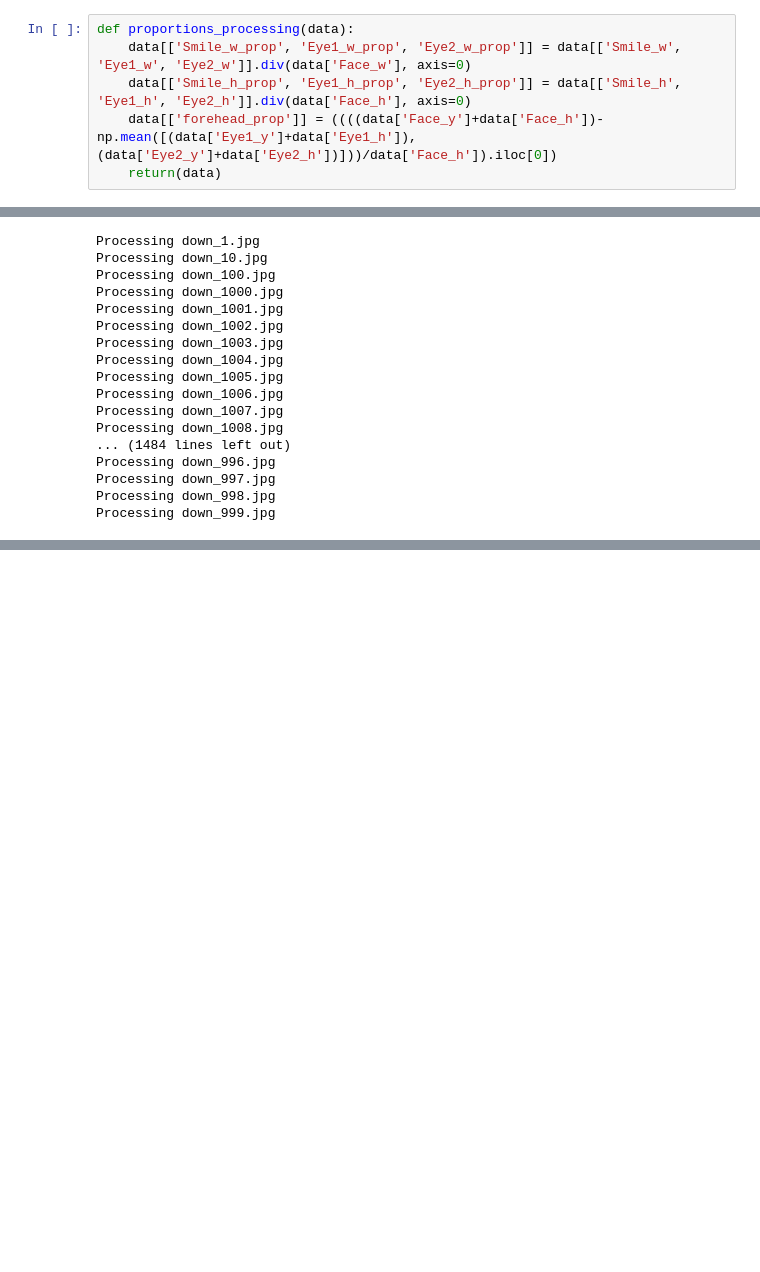
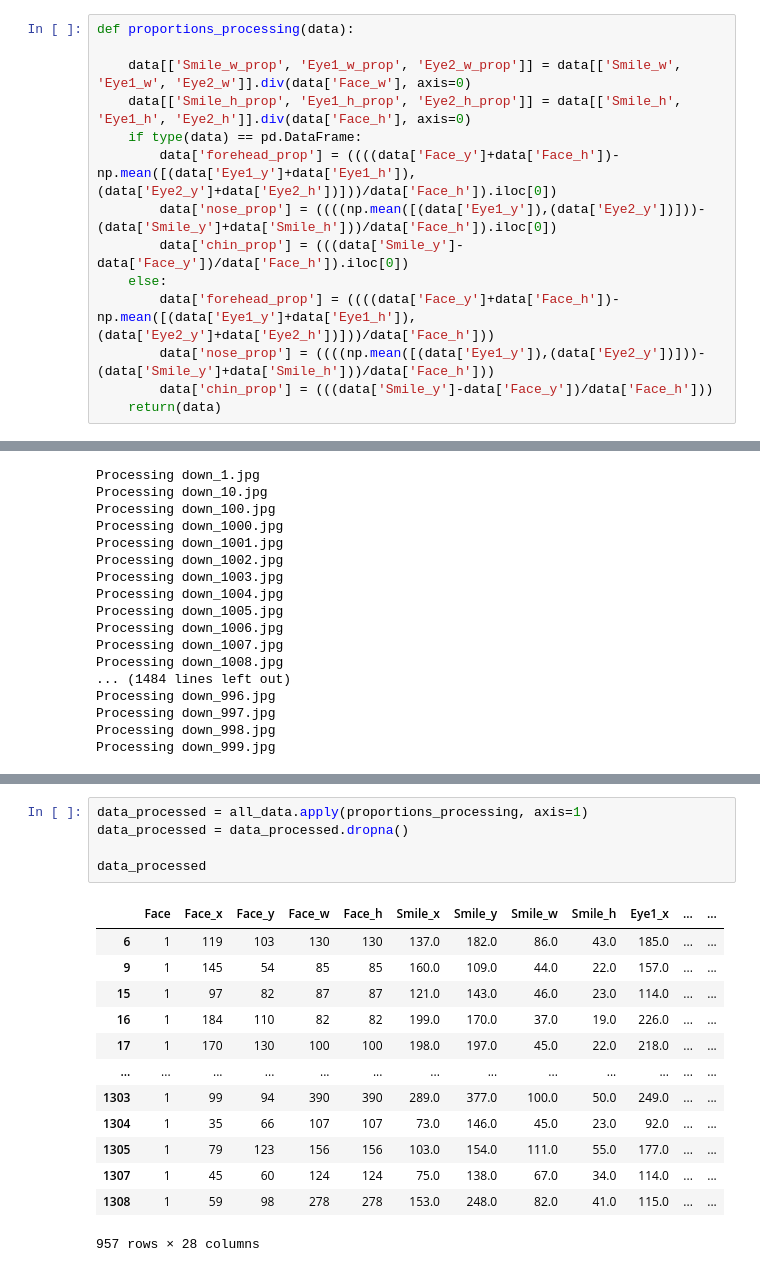
Before and after one commit to hbarnes163/bootcamp_y2_sum2, a Jupyter notebook: Summative2/facedetection.ipynb, the cells around one changed output, grey strips where cells are left out. Saved outputs shown, nothing was run; the diff lists cells and outputs as text; blank space fills up the shorter version.

```diff
--- a/Summative2/facedetection.ipynb
+++ b/Summative2/facedetection.ipynb
@@ -176,7 +176,15 @@ def proportions_overlay(photo, data, facecolor =(255,0,0), eyecolor =(0,255,0),
     plt.imshow(photo)
 # %%
 def proportions_processing(data):
+
     data[['Smile_w_prop', 'Eye1_w_prop', 'Eye2_w_prop']] = data[['Smile_w', 'Eye1_w', 'Eye2_w']].div(data['Face_w'], axis=0)
     data[['Smile_h_prop', 'Eye1_h_prop', 'Eye2_h_prop']] = data[['Smile_h', 'Eye1_h', 'Eye2_h']].div(data['Face_h'], axis=0)
-    data[['forehead_prop']] = ((((data['Face_y']+data['Face_h'])-np.mean([(data['Eye1_y']+data['Eye1_h']),(data['Eye2_y']+data['Eye2_h'])]))/data['Face_h']).iloc[0])
+    if type(data) == pd.DataFrame:
+        data['forehead_prop'] = ((((data['Face_y']+data['Face_h'])-np.mean([(data['Eye1_y']+data['Eye1_h']),(data['Eye2_y']+data['Eye2_h'])]))/data['Face_h']).iloc[0])
+        data['nose_prop'] = ((((np.mean([(data['Eye1_y']),(data['Eye2_y'])]))-(data['Smile_y']+data['Smile_h']))/data['Face_h']).iloc[0])
+        data['chin_prop'] = (((data['Smile_y']-data['Face_y'])/data['Face_h']).iloc[0])
+    else:
+        data['forehead_prop'] = ((((data['Face_y']+data['Face_h'])-np.mean([(data['Eye1_y']+data['Eye1_h']),(data['Eye2_y']+data['Eye2_h'])]))/data['Face_h']))
+        data['nose_prop'] = ((((np.mean([(data['Eye1_y']),(data['Eye2_y'])]))-(data['Smile_y']+data['Smile_h']))/data['Face_h']))
+        data['chin_prop'] = (((data['Smile_y']-data['Face_y'])/data['Face_h']))
     return(data)
@@ -274,0 +299,19 @@ x = Input(...)
+# %%
+data_processed = all_data.apply(proportions_processing, axis=1)
+data_processed = data_processed.dropna()
+
+data_processed
+# %% [output]
+|  | Face | Face_x | Face_y | Face_w | Face_h | Smile_x | Smile_y | Smile_w | Smile_h | Eye1_x | ... | ... |
+| 6 | 1 | 119 | 103 | 130 | 130 | 137.0 | 182.0 | 86.0 | 43.0 | 185.0 | ... | ... |
+| 9 | 1 | 145 | 54 | 85 | 85 | 160.0 | 109.0 | 44.0 | 22.0 | 157.0 | ... | ... |
+| 15 | 1 | 97 | 82 | 87 | 87 | 121.0 | 143.0 | 46.0 | 23.0 | 114.0 | ... | ... |
+| 16 | 1 | 184 | 110 | 82 | 82 | 199.0 | 170.0 | 37.0 | 19.0 | 226.0 | ... | ... |
+| 17 | 1 | 170 | 130 | 100 | 100 | 198.0 | 197.0 | 45.0 | 22.0 | 218.0 | ... | ... |
+| ... | ... | ... | ... | ... | ... | ... | ... | ... | ... | ... | ... | ... |
+| 1303 | 1 | 99 | 94 | 390 | 390 | 289.0 | 377.0 | 100.0 | 50.0 | 249.0 | ... | ... |
+| 1304 | 1 | 35 | 66 | 107 | 107 | 73.0 | 146.0 | 45.0 | 23.0 | 92.0 | ... | ... |
+| 1305 | 1 | 79 | 123 | 156 | 156 | 103.0 | 154.0 | 111.0 | 55.0 | 177.0 | ... | ... |
+| 1307 | 1 | 45 | 60 | 124 | 124 | 75.0 | 138.0 | 67.0 | 34.0 | 114.0 | ... | ... |
+| 1308 | 1 | 59 | 98 | 278 | 278 | 153.0 | 248.0 | 82.0 | 41.0 | 115.0 | ... | ... |
+957 rows × 28 columns
```
Also changed, not shown: parts of 13 cells of this notebook, 1 other file.
